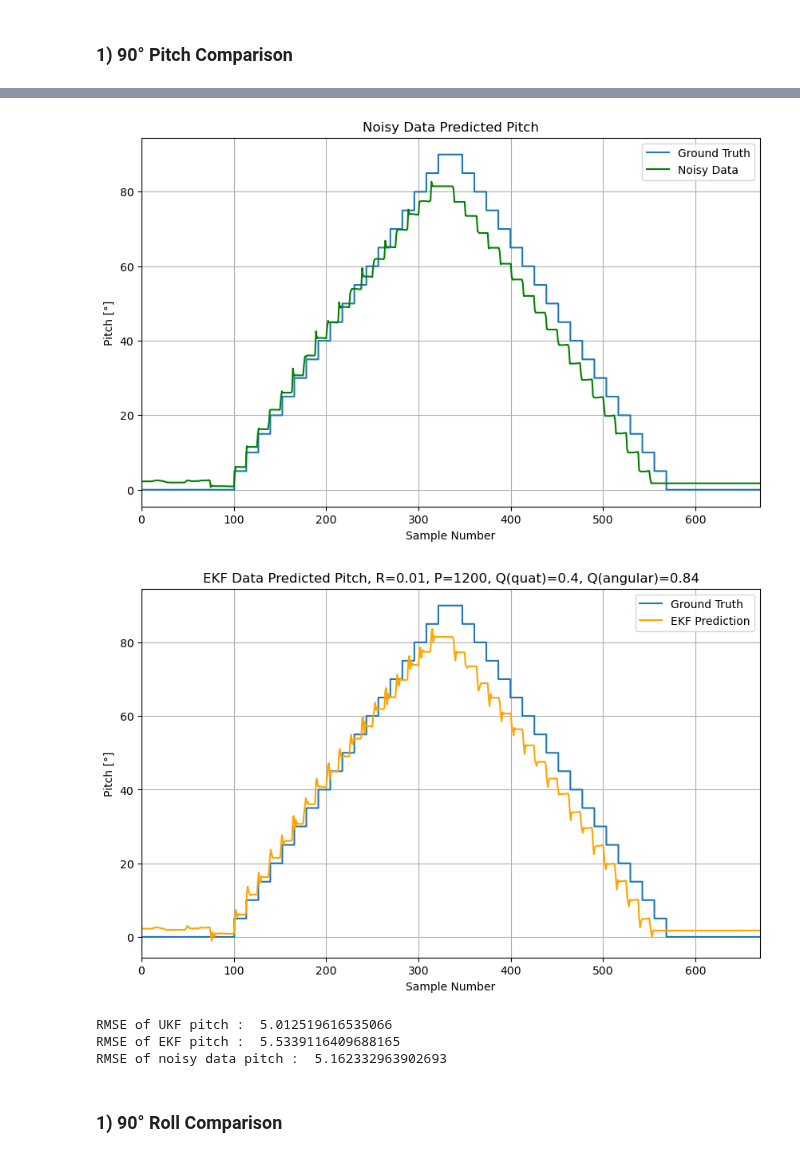
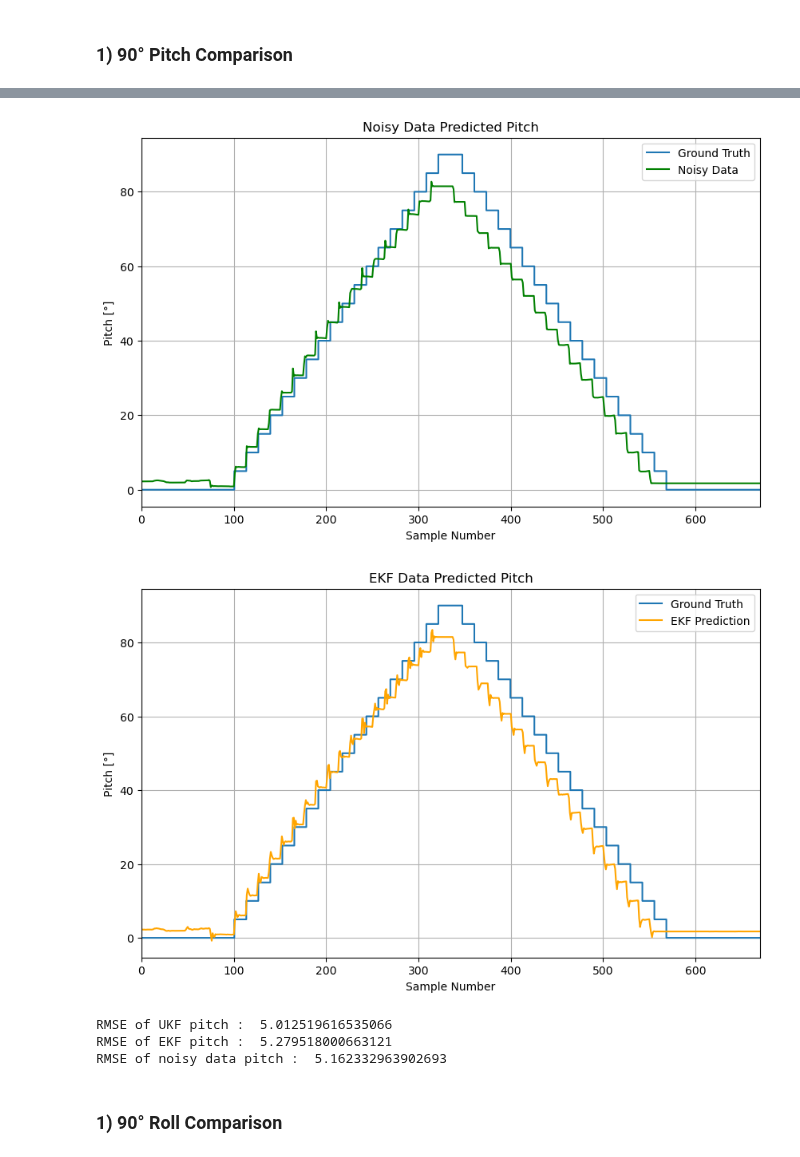
Before and after one commit to kjetteren/RaD_team1_HELIXON, a Jupyter notebook: kalman/FilterEvaluations.ipynb, the cells around one changed output, grey strips where cells are left out. Cells and saved outputs as stored; diff of their text form; code cells hidden in the pictures.

```diff
--- a/kalman/FilterEvaluations.ipynb
+++ b/kalman/FilterEvaluations.ipynb
@@ -87,19 +87,19 @@ class QuaternionEKF:
         self.state = np.array([0.0, 0.0, 0.0, 1.0, 0.0, 0.0, 0.0])
 
         # state covariance
-        self.P = np.eye(7) * 900
+        self.P = np.eye(7) * 1000
 
         # process noise
         self.Q = np.eye(7)
-        self.Q[:3, :3] *= 0.24  # angular rates noise
+        self.Q[:3, :3] *= 0.343  # angular rates noise
         self.Q[3:, 3:] *= 0.45  # quaternion noise
 
         # measurement noise
-        self.R = np.eye(7) * 65
+        self.R = np.eye(7) * 0.01
 
         # system parameters
         self.dt = 0.04  # sample time
-        self.tau = 0.111  # Time constant for angular rates
+        self.tau = 0.2  # Time constant for angular rates
 
     def quaternion_multiply(self, q1, q2):
         """Multiply two quaternions"""
@@ -487,7 +487,7 @@ $$
 # %% [markdown]
 ### 1)   90° Pitch Comparison
 # %%
-time_steps = np.arange(0, 760)
+111time_steps = np.arange(0, 760)
 increments = np.arange(0, 91, 5)
 rise_values = np.concatenate([np.repeat(increments[i], 13.1) for i in range(len(increments))])
 fall_values = np.concatenate([np.repeat(increments[i], 13.1) for i in range(len(increments)-1, -1, -1)])
@@ -511,37 +511,37 @@ plt.figure(figsize=(10, 6))
 plt.step(time_steps, pitch_values, where='mid', label='Ground Truth')
 plt.plot(raw_x_pitch, label='Noisy Data', color='green')
 plt.title('Noisy Data Predicted Pitch')
 plt.xlabel('Sample Number')
 plt.ylabel('Pitch [°]')
 plt.xlim(0,670)
 plt.legend()
 plt.grid(True)
 plt.show()
 
 time_steps = np.arange(len(pitch_values))
 plt.figure(figsize=(10, 6))
 plt.step(time_steps, pitch_values, where='mid', label='Ground Truth')
 plt.plot(predicted_EKF_x_pitch, label='EKF Prediction', color='orange')
-plt.title(f'EKF Data Predicted Pitch, R={std_R}, P={std_P}, Q(quat)={std_Qquat}, Q(angular)={std_Qangn}')
+plt.title(f'EKF Data Predicted Pitch')
 plt.xlabel('Sample Number')
 plt.ylabel('Pitch [°]')
 plt.xlim(0,670)
 plt.legend()
 plt.grid(True)
 plt.show()
 
 RMSE_UKF_x = np.sqrt(mean_squared_error(pitch_values,predicted_UKF_x_pitch[:len(pitch_values)]))
 RMSE_raw_data_x = np.sqrt(mean_squared_error(pitch_values,raw_x_pitch[:len(pitch_values)]))
 RMSE_EKF_x = np.sqrt(mean_squared_error(pitch_values,predicted_EKF_x_pitch[:len(pitch_values)]))
 print("RMSE of UKF pitch : ",RMSE_UKF_x)
 print("RMSE of EKF pitch : ",RMSE_EKF_x)
 print("RMSE of noisy data pitch : ",RMSE_raw_data_x)
 # %% [output]
 [figure]
 [figure]
-[figure, old version]
+[figure, new version]
 RMSE of UKF pitch :  5.012519616535066
-RMSE of EKF pitch :  5.5339116409688165
+RMSE of EKF pitch :  5.279518000663121
 RMSE of noisy data pitch :  5.162332963902693
 # %% [markdown]
 ### 1)   90° Roll Comparison
```
